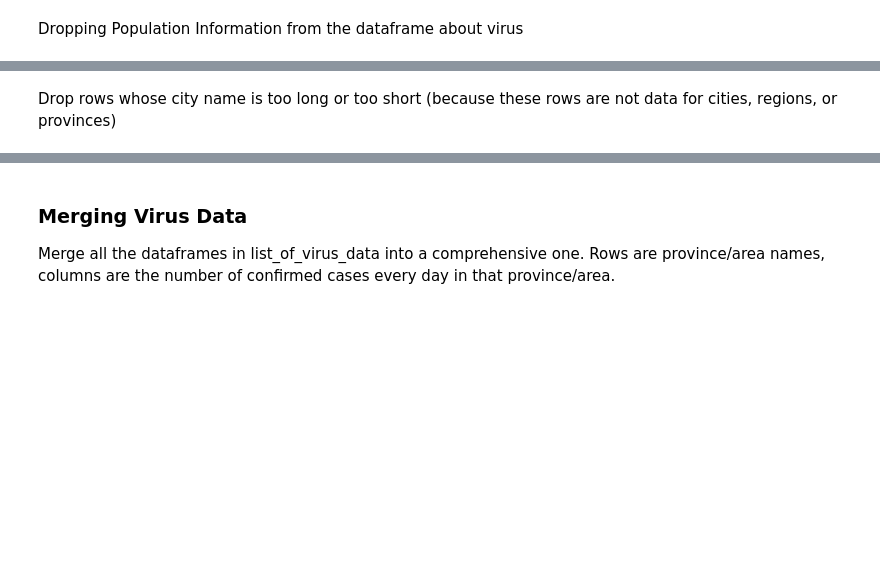
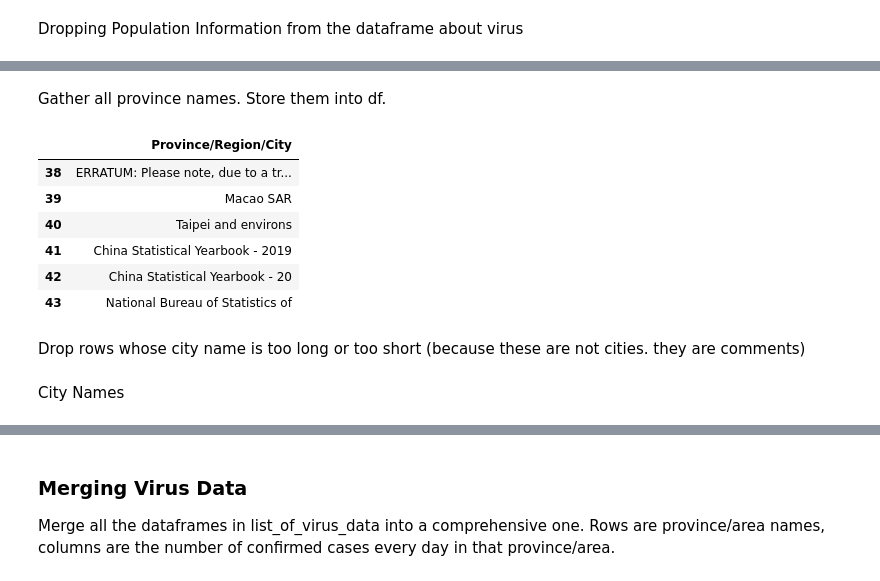
Before and after one commit to Alphaaaaabet/Regional-Economic-Status-and-COVID-19-Spread-Speed-in-China, a Jupyter notebook: FinalProject_group044.ipynb, the cells around one changed output, grey strips where cells are left out. Cells and saved outputs as stored; diff of their text form; code cells hidden in the pictures; blank space fills up the shorter version.

Commit message:
revised comments for some code. revised conclusion.

```diff
--- a/FinalProject_group044.ipynb
+++ b/FinalProject_group044.ipynb
@@ -373,14 +403,20 @@ Cleaning the First Few Files of virus data
+# %% [markdown]
+Gather all province names. Store them into df.
 # %%
-for i in range(0,len(list_of_virus_data)):
-    try:
-        list_of_virus_data[i] = clean_df_first_pass(list_of_virus_data[i])
-    except:
-        print(i)
 # get all the province names
 df = list_of_virus_data[0]
 for i in range (1,len(list_of_virus_data)):
     df = df.merge(list_of_virus_data[i],on="Province/Region/City",how='outer')
 df = df[["Province/Region/City"]]
+df[38:44]
+# %% [output]
+|  | Province/Region/City |
+| 38 | ERRATUM: Please note, due to a tr... |
+| 39 | Macao SAR |
+| 40 | Taipei and environs |
+| 41 | China Statistical Yearbook - 2019 |
+| 42 | China Statistical Yearbook - 20 |
+| 43 | National Bureau of Statistics of |
 # %% [markdown]
-Drop rows whose city name is too long or too short (because these rows are not data for cities, regions, or provinces)
+Drop rows whose city name is too long or too short (because these are not cities. they are comments)
 # %%
@@ -388 +424,3 @@ Drop rows whose city name is too long or too short (because these rows are not d
 df = drop_rows_whose_city_length_too_long(df,25)
+# %% [markdown]
+City Names
```
Also changed, not shown: parts of 36 cells of this notebook, 1 other file.
